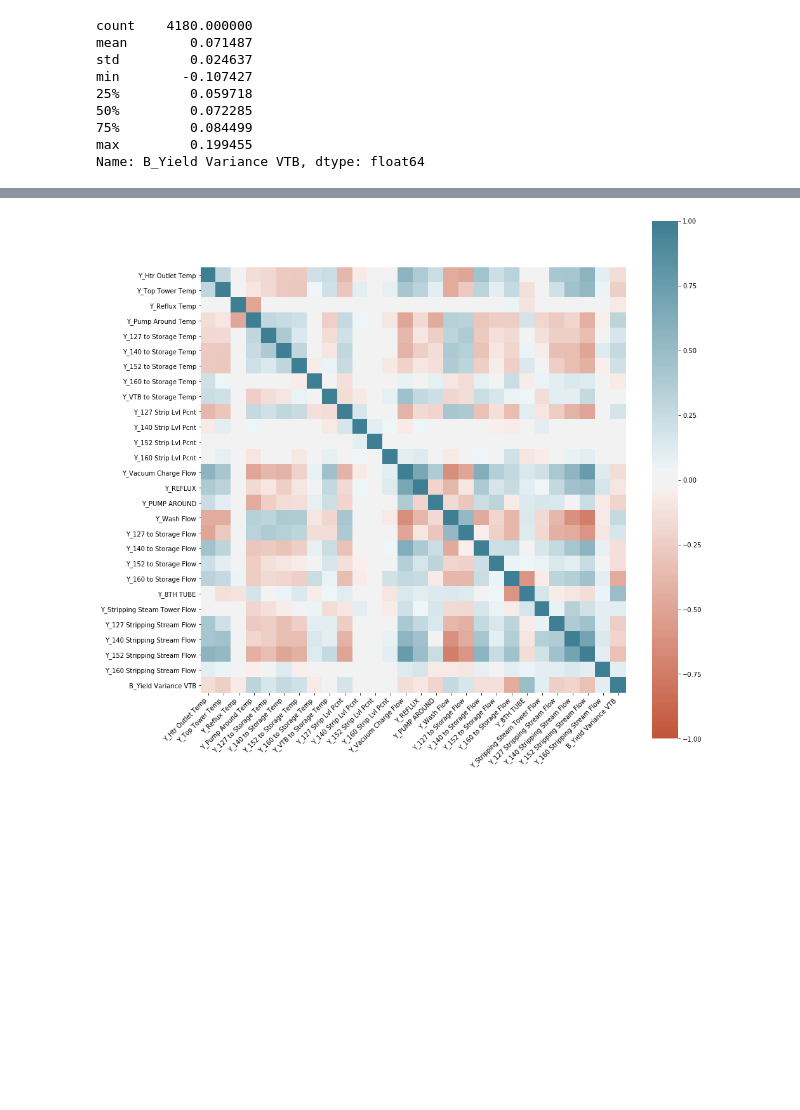
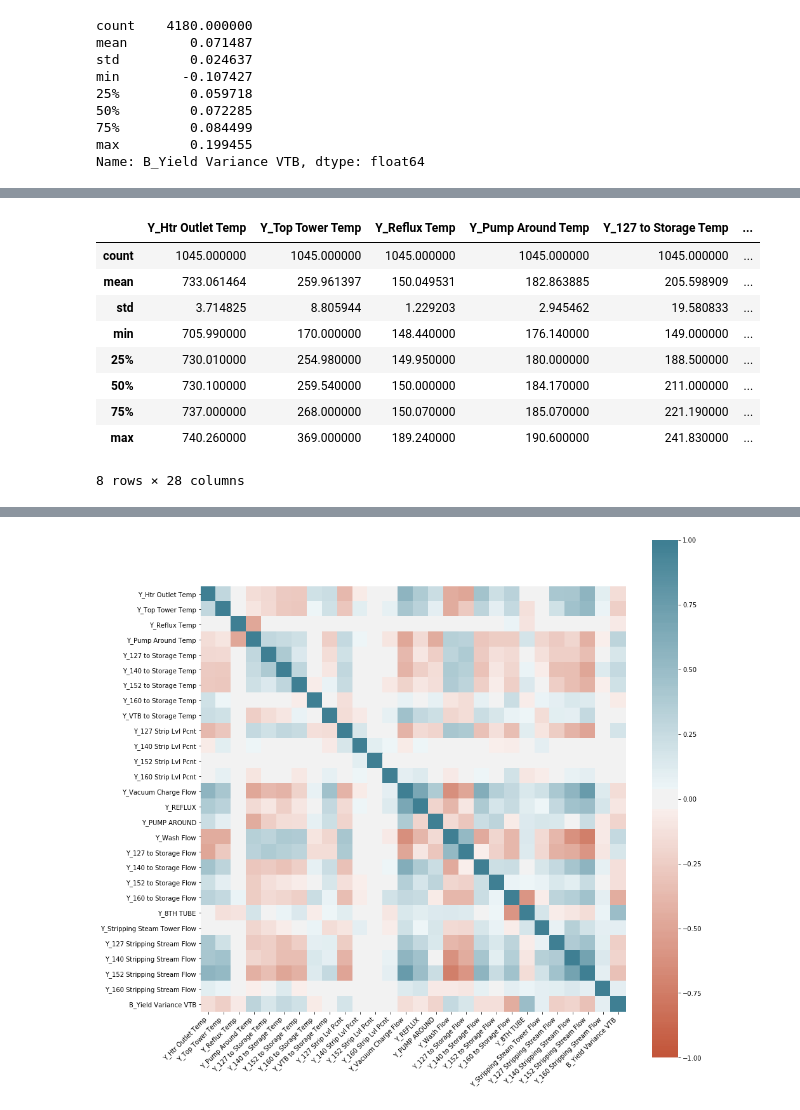
Before and after one commit to JPHebert32/MPO, a Jupyter notebook: data.ipynb, the cells around one changed output, grey strips where cells are left out. Drawn from its saved outputs; the diff is of its cells as text; code cells hidden in the pictures; blank space fills up the shorter version.

```diff
--- a/data.ipynb
+++ b/data.ipynb
@@ -133,3 +172,16 @@ Name: B_Yield Variance VTB, dtype: float64
+# %%
+better.describe()
+# %% [output]
+|  | Y_Htr Outlet Temp | Y_Top Tower Temp | Y_Reflux Temp | Y_Pump Around Temp | Y_127 to Storage Temp | ... |
+| count | 1045.000000 | 1045.000000 | 1045.000000 | 1045.000000 | 1045.000000 | ... |
+| mean | 733.061464 | 259.961397 | 150.049531 | 182.863885 | 205.598909 | ... |
+| std | 3.714825 | 8.805944 | 1.229203 | 2.945462 | 19.580833 | ... |
+| min | 705.990000 | 170.000000 | 148.440000 | 176.140000 | 149.000000 | ... |
+| 25% | 730.010000 | 254.980000 | 149.950000 | 180.000000 | 188.500000 | ... |
+| 50% | 730.100000 | 259.540000 | 150.000000 | 184.170000 | 211.000000 | ... |
+| 75% | 737.000000 | 268.000000 | 150.070000 | 185.070000 | 221.190000 | ... |
+| max | 740.260000 | 369.000000 | 189.240000 | 190.600000 | 241.830000 | ... |
+8 rows × 28 columns
 # %%
 df[df['B_Yield Variance VTB'] <= 0]
 # %% [output]
```
Also changed, not shown: parts of 11 cells of this notebook, 1 other file.
